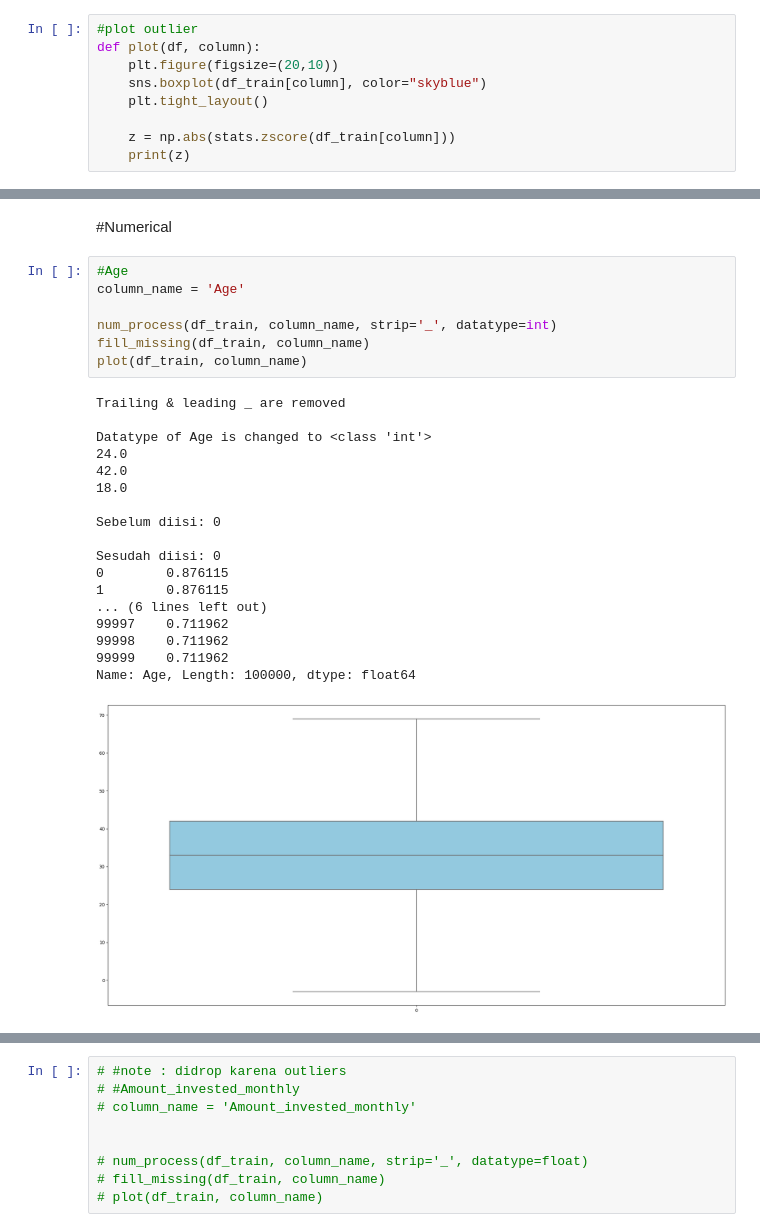
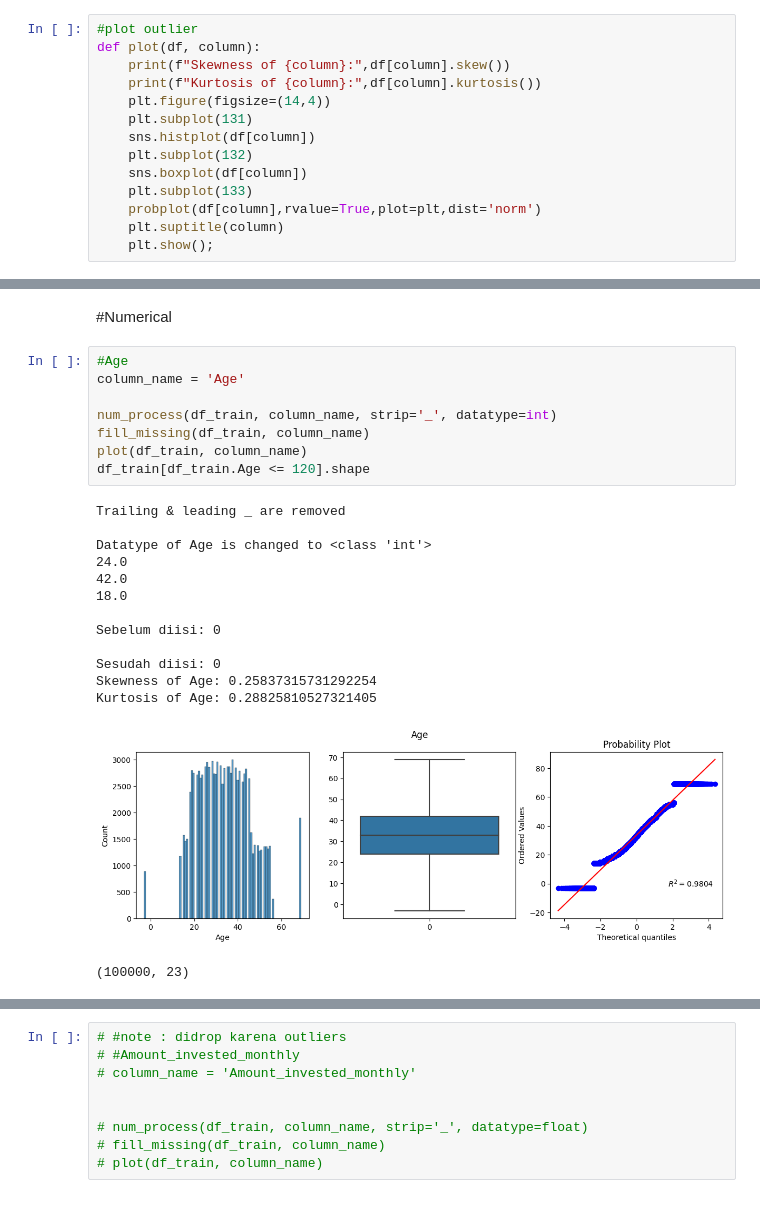
Before and after one commit to quinveil/Credit_Score_Data, a Jupyter notebook: creditscore.ipynb, the cells around one changed output, grey strips where cells are left out. Drawn from its saved outputs; the diff is of its cells as text.

```diff
--- a/creditscore.ipynb
+++ b/creditscore.ipynb
@@ -207,13 +225,18 @@ def num_process(df, column, strip=None, datatype=None, sampah=None):
     #dec_scaling(df_train, column_name)
-# %%
-#plot outlier
-def plot(df, column):
-    plt.figure(figsize=(20,10))
-    sns.boxplot(df_train[column], color="skyblue")
-    plt.tight_layout()
-
-    z = np.abs(stats.zscore(df_train[column]))
-    print(z)
+# %%
+#plot outlier
+def plot(df, column):
+    print(f"Skewness of {column}:",df[column].skew())
+    print(f"Kurtosis of {column}:",df[column].kurtosis())
+    plt.figure(figsize=(14,4))
+    plt.subplot(131)
+    sns.histplot(df[column])
+    plt.subplot(132)
+    sns.boxplot(df[column])
+    plt.subplot(133)
+    probplot(df[column],rvalue=True,plot=plt,dist='norm')
+    plt.suptitle(column)
+    plt.show();
 # %% [markdown]
 #categorical
 # %%
@@ -432,29 +455,26 @@ df_train['Month'].isnull().sum()
 # %%
 #Age
 column_name = 'Age'
 
 num_process(df_train, column_name, strip='_', datatype=int)
 fill_missing(df_train, column_name)
 plot(df_train, column_name)
+df_train[df_train.Age <= 120].shape
 # %% [output]
 Trailing & leading _ are removed
 
 Datatype of Age is changed to <class 'int'>
 24.0
 42.0
 18.0
 
 Sebelum diisi: 0
 
 Sesudah diisi: 0
-0        0.876115
-1        0.876115
-... (6 lines left out)
-99997    0.711962
-99998    0.711962
-99999    0.711962
-Name: Age, Length: 100000, dtype: float64
+Skewness of Age: 0.25837315731292254
+Kurtosis of Age: 0.28825810527321405
-[figure, old version]
+[figure, new version]
+(100000, 23)
 # %%
 #Annual Income
 column_name = 'Annual_Income'
```
Also changed, not shown: parts of 24 cells of this notebook, 1 other file.
